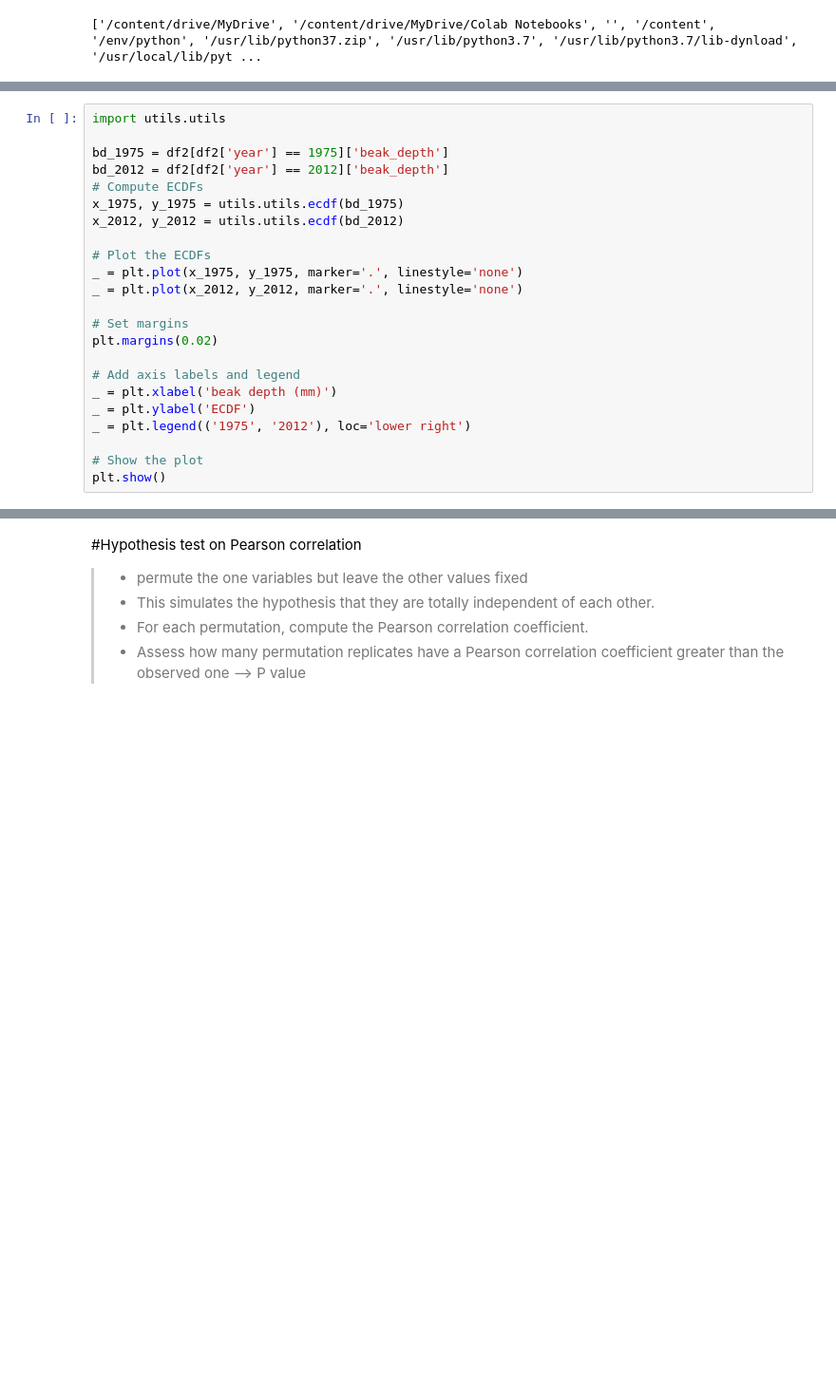
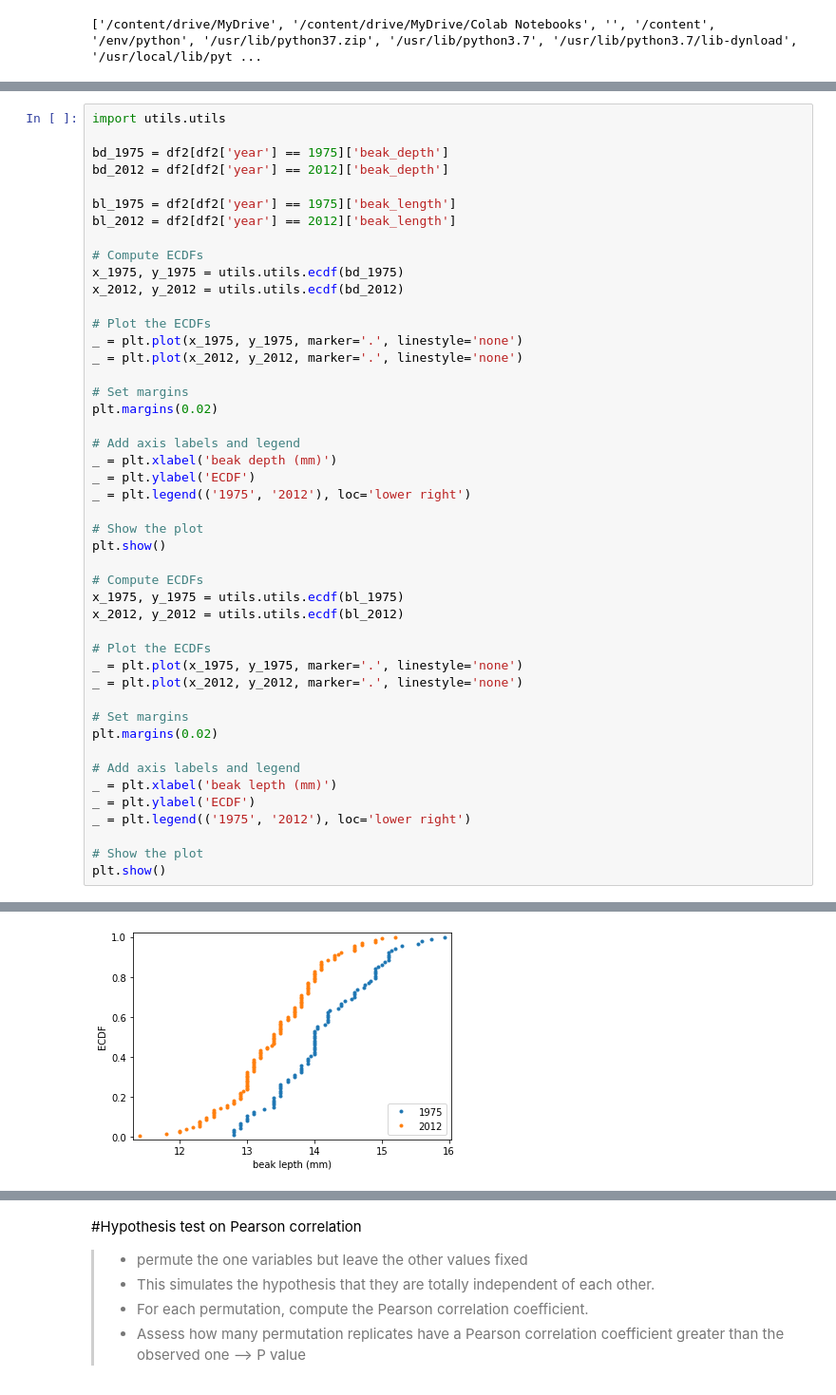
Before and after one commit to kimdesok/Statistical-Thinking-in-Python-Part-2, a Jupyter notebook: Stats_by_Python9.ipynb, the cells around one changed output, grey strips where cells are left out. Shown: that part at 95% size. Saved outputs shown, nothing was run; the diff lists cells and outputs as text; blank space fills up the shorter version.

```diff
--- a/Stats_by_Python9.ipynb
+++ b/Stats_by_Python9.ipynb
@@ -88,25 +97,49 @@ plt.show()
 # %%
 import utils.utils
 
 bd_1975 = df2[df2['year'] == 1975]['beak_depth']
 bd_2012 = df2[df2['year'] == 2012]['beak_depth']
+
+bl_1975 = df2[df2['year'] == 1975]['beak_length']
+bl_2012 = df2[df2['year'] == 2012]['beak_length']
+
 # Compute ECDFs
 x_1975, y_1975 = utils.utils.ecdf(bd_1975)
 x_2012, y_2012 = utils.utils.ecdf(bd_2012)
 
 # Plot the ECDFs
 _ = plt.plot(x_1975, y_1975, marker='.', linestyle='none')
 _ = plt.plot(x_2012, y_2012, marker='.', linestyle='none')
 
 # Set margins
 plt.margins(0.02)
 
 # Add axis labels and legend
 _ = plt.xlabel('beak depth (mm)')
 _ = plt.ylabel('ECDF')
 _ = plt.legend(('1975', '2012'), loc='lower right')
 
 # Show the plot
 plt.show()
+
+# Compute ECDFs
+x_1975, y_1975 = utils.utils.ecdf(bl_1975)
+x_2012, y_2012 = utils.utils.ecdf(bl_2012)
+
+# Plot the ECDFs
+_ = plt.plot(x_1975, y_1975, marker='.', linestyle='none')
+_ = plt.plot(x_2012, y_2012, marker='.', linestyle='none')
+
+# Set margins
+plt.margins(0.02)
+
+# Add axis labels and legend
+_ = plt.xlabel('beak lepth (mm)')
+_ = plt.ylabel('ECDF')
+_ = plt.legend(('1975', '2012'), loc='lower right')
+
+# Show the plot
+plt.show()
 # %% [output]
 [figure]
+[figure, added]
```
Also changed, not shown: parts of 17 cells of this notebook.
